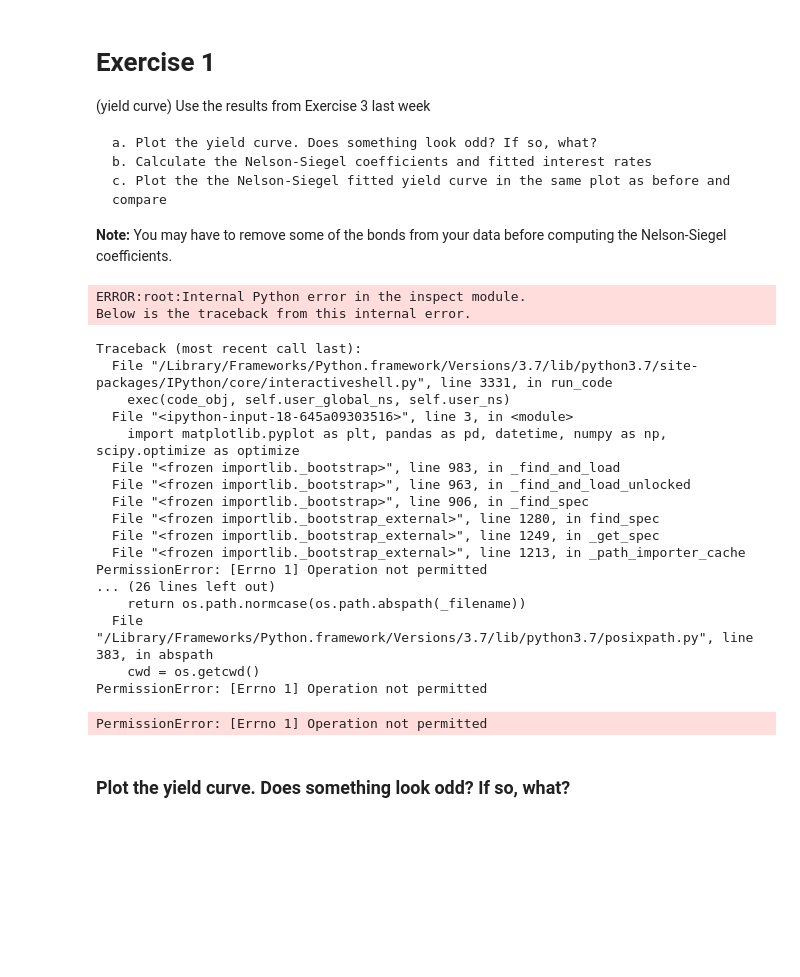
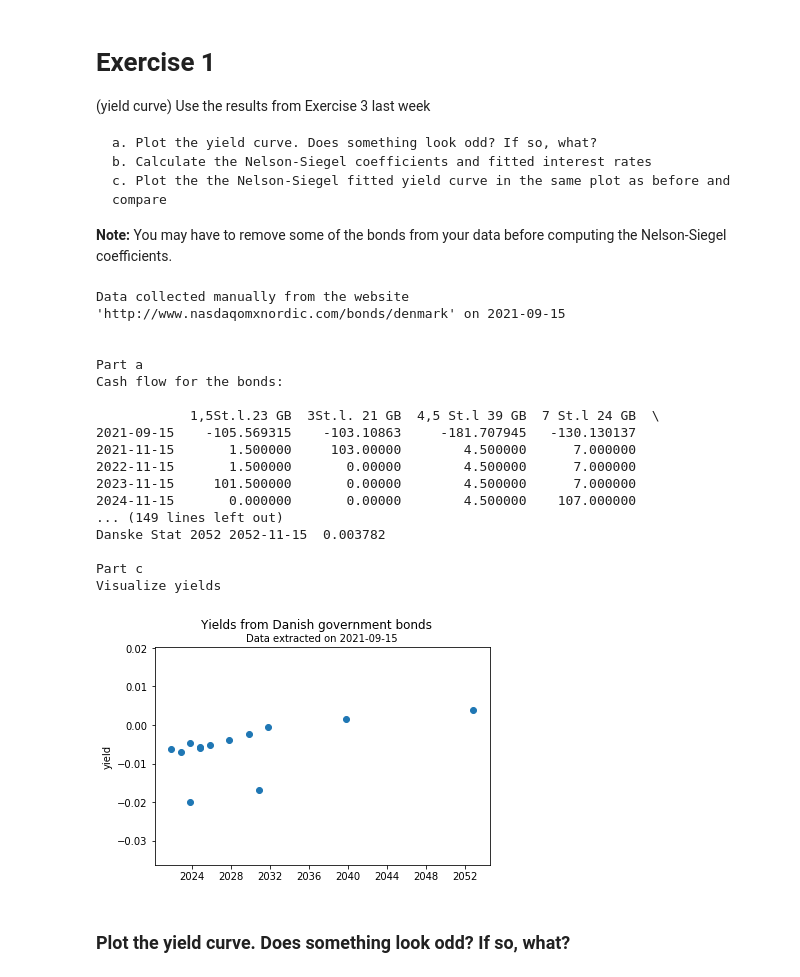
Before and after one commit to jennyjyu/financial-engineering, a Jupyter notebook: Project 1.ipynb, the cells around one changed output. Saved outputs shown, nothing was run; the diff lists cells and outputs as text; code cells hidden in the pictures; blank space fills up the shorter version.

```diff
--- a/Project 1.ipynb
+++ b/Project 1.ipynb
@@ -65,54 +65,52 @@ for t in times:
 	time_since_start['t'][t] = (t-start_date).days/365
 
 # Calculate the yield to maturity
 YtM = pd.DataFrame(np.NaN, index=dict_bonds['Bond'], columns=['T', 'YtM'])
 YtM['T'] = bonds['MatDate']
 
 def calculate_absdiff(r):
 	value = 0
 	for t in times[1:]:
 		value += CFdirty[t][bond]*(1+r)**-time_since_start['t'][t]
 	return abs(value+CFdirty[times[0]][bond])
 
 for bond in dict_bonds['Bond']:
 	YtM.loc[bond, 'YtM'] = optimize.newton(calculate_absdiff, -0.01, tol=1e-10, maxiter=100)
 
 print('Yield to maturity')
 print(YtM)
 
 # Part 3c
 print('\nPart c')
 print('Visualize yields')
 # To avoid future warning deregister mpl converters
 from pandas.plotting import deregister_matplotlib_converters
 deregister_matplotlib_converters()
 
 plt.scatter(YtM['T'], YtM['YtM'])
 plt.suptitle('Yields from Danish government bonds')
-plt.title('Data extracted on ' + start_date_str, fontsize=10)
+plt.title('Data ex¨tracted on ' + start_date_str, fontsize=10)
 plt.ylabel('yield')
 plt.show()
 # %% [output]
-ERROR:root:Internal Python error in the inspect module.
-Below is the traceback from this internal error.
+Data collected manually from the website 'http://www.nasdaqomxnordic.com/bonds/denmark' on 2021-09-15
+
+
+Part a
+Cash flow for the bonds:
+
+            1,5St.l.23 GB  3St.l. 21 GB  4,5 St.l 39 GB  7 St.l 24 GB  \
+2021-09-15    -105.569315    -103.10863     -181.707945   -130.130137
+2021-11-15       1.500000     103.00000        4.500000      7.000000
+2022-11-15       1.500000       0.00000        4.500000      7.000000
+2023-11-15     101.500000       0.00000        4.500000      7.000000
+2024-11-15       0.000000       0.00000        4.500000    107.000000
+... (149 lines left out)
+Danske Stat 2052 2052-11-15  0.003782
+
+Part c
+Visualize yields
-Traceback (most recent call last):
-  File "/Library/Frameworks/Python.framework/Versions/3.7/lib/python3.7/site-packages/IPython/core/interactiveshell.py", line 3331, in run_code
-    exec(code_obj, self.user_global_ns, self.user_ns)
-  File "<ipython-input-18-645a09303516>", line 3, in <module>
-    import matplotlib.pyplot as plt, pandas as pd, datetime, numpy as np, scipy.optimize as optimize
-  File "<frozen importlib._bootstrap>", line 983, in _find_and_load
-  File "<frozen importlib._bootstrap>", line 963, in _find_and_load_unlocked
-  File "<frozen importlib._bootstrap>", line 906, in _find_spec
-  File "<frozen importlib._bootstrap_external>", line 1280, in find_spec
-  File "<frozen importlib._bootstrap_external>", line 1249, in _get_spec
-  File "<frozen importlib._bootstrap_external>", line 1213, in _path_importer_cache
-PermissionError: [Errno 1] Operation not permitted
-... (26 lines left out)
-    return os.path.normcase(os.path.abspath(_filename))
-  File "/Library/Frameworks/Python.framework/Versions/3.7/lib/python3.7/posixpath.py", line 383, in abspath
-    cwd = os.getcwd()
-PermissionError: [Errno 1] Operation not permitted
-PermissionError: [Errno 1] Operation not permitted
+[figure, added]
 # %% [markdown]
 ### Plot the yield curve. Does something look odd? If so, what?
 # %% [markdown]
```
Also changed, not shown: parts of 20 cells of this notebook, 2 other files.
